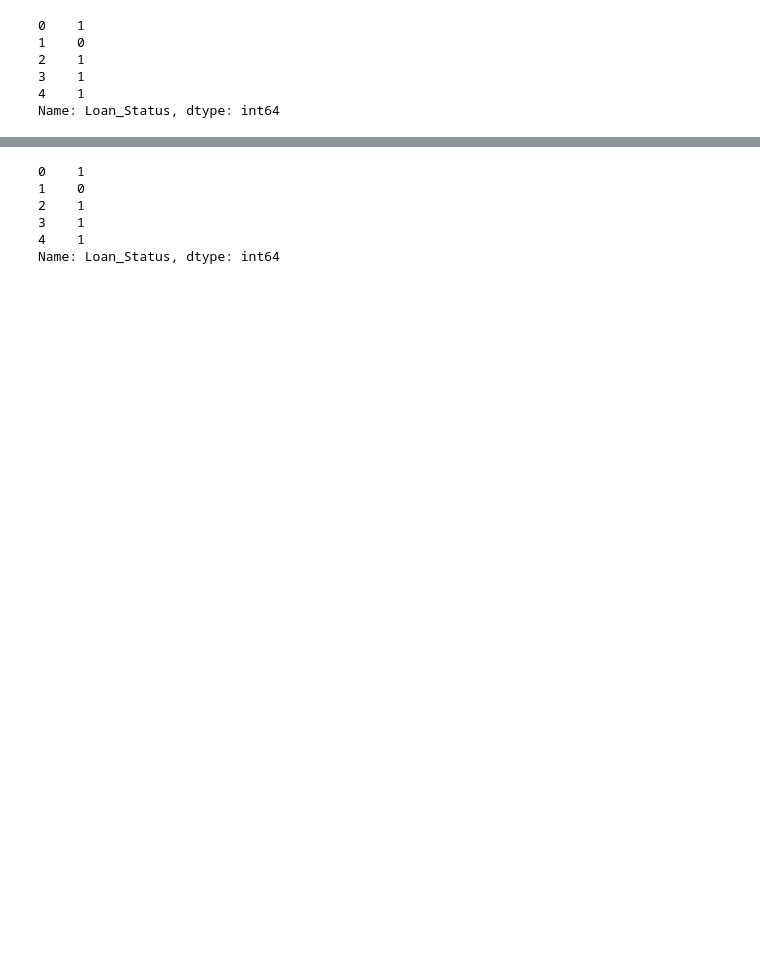
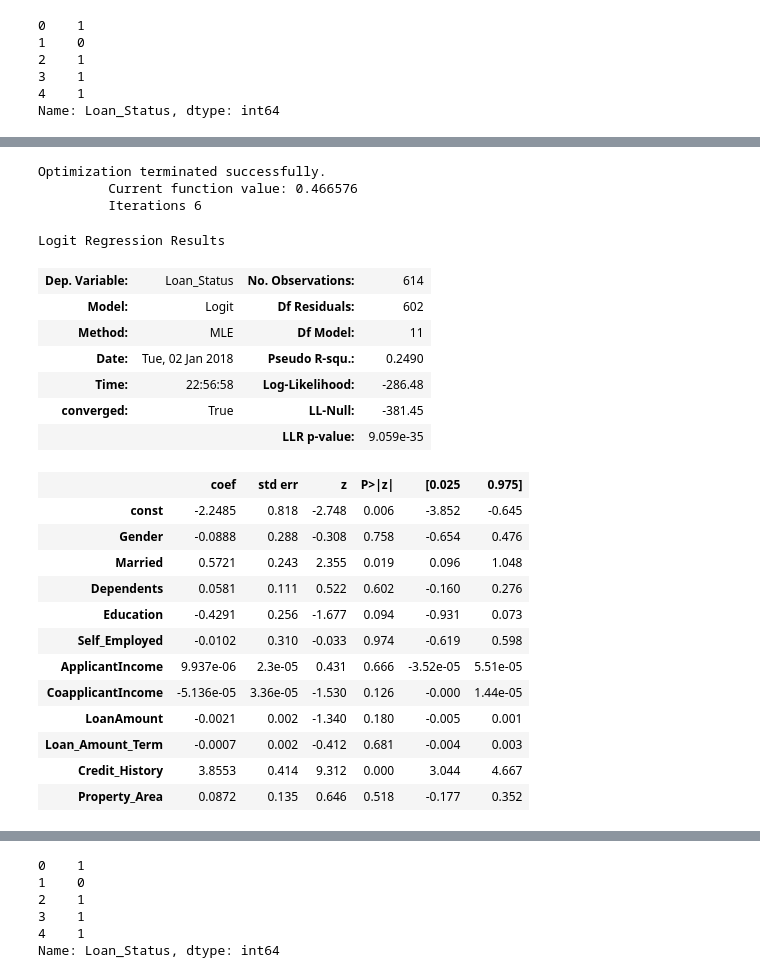
Before and after one commit to D-Satyajit/iMarticus-Projects, a Jupyter notebook: Project-II Credit Risk using Logistic Regression.ipynb, the cells around one changed output, grey strips where cells are left out. Cells and saved outputs as stored; diff of their text form; code cells hidden in the pictures; blank space fills up the shorter version.

```diff
--- a/Python Project-II Credit Risk using SVM.ipynb
+++ b/Project-II Credit Risk using Logistic Regression.ipynb
@@ -614,0 +640,30 @@ Name: Loan_Status, dtype: int64
+# %%
+logit_model = sm.Logit(y_train, sm.add_constant(X_train)).fit()
+# %% [output]
+Optimization terminated successfully.
+         Current function value: 0.466576
+         Iterations 6
+# %%
+logit_model.summary() # Gives the summary of model
+# %% [output]
+Logit Regression Results
+| Dep. Variable: | Loan_Status | No. Observations: | 614 |
+| Model: | Logit | Df Residuals: | 602 |
+| Method: | MLE | Df Model: | 11 |
+| Date: | Tue, 02 Jan 2018 | Pseudo R-squ.: | 0.2490 |
+| Time: | 22:56:58 | Log-Likelihood: | -286.48 |
+| converged: | True | LL-Null: | -381.45 |
+|  |  | LLR p-value: | 9.059e-35 |
+|  | coef | std err | z | P>|z| | [0.025 | 0.975] |
+| const | -2.2485 | 0.818 | -2.748 | 0.006 | -3.852 | -0.645 |
+| Gender | -0.0888 | 0.288 | -0.308 | 0.758 | -0.654 | 0.476 |
+| Married | 0.5721 | 0.243 | 2.355 | 0.019 | 0.096 | 1.048 |
+| Dependents | 0.0581 | 0.111 | 0.522 | 0.602 | -0.160 | 0.276 |
+| Education | -0.4291 | 0.256 | -1.677 | 0.094 | -0.931 | 0.073 |
+| Self_Employed | -0.0102 | 0.310 | -0.033 | 0.974 | -0.619 | 0.598 |
+| ApplicantIncome | 9.937e-06 | 2.3e-05 | 0.431 | 0.666 | -3.52e-05 | 5.51e-05 |
+| CoapplicantIncome | -5.136e-05 | 3.36e-05 | -1.530 | 0.126 | -0.000 | 1.44e-05 |
+| LoanAmount | -0.0021 | 0.002 | -1.340 | 0.180 | -0.005 | 0.001 |
+| Loan_Amount_Term | -0.0007 | 0.002 | -0.412 | 0.681 | -0.004 | 0.003 |
+| Credit_History | 3.8553 | 0.414 | 9.312 | 0.000 | 3.044 | 4.667 |
+| Property_Area | 0.0872 | 0.135 | 0.646 | 0.518 | -0.177 | 0.352 |
```
Also changed, not shown: parts of 124 cells of this notebook, 4 other files.
